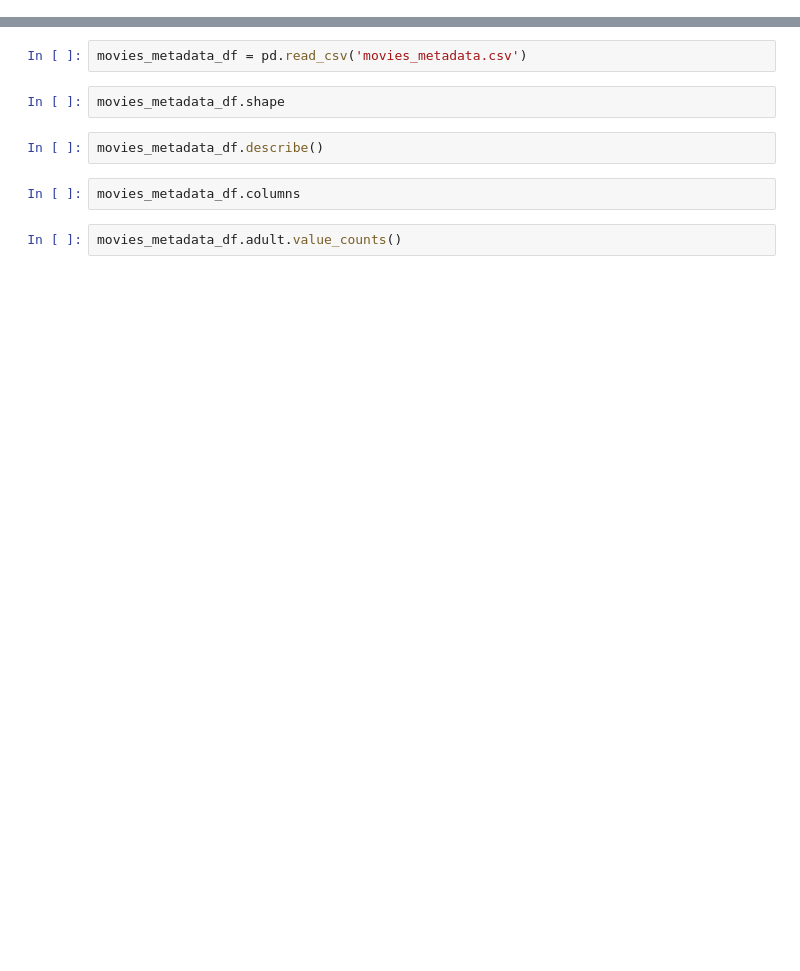
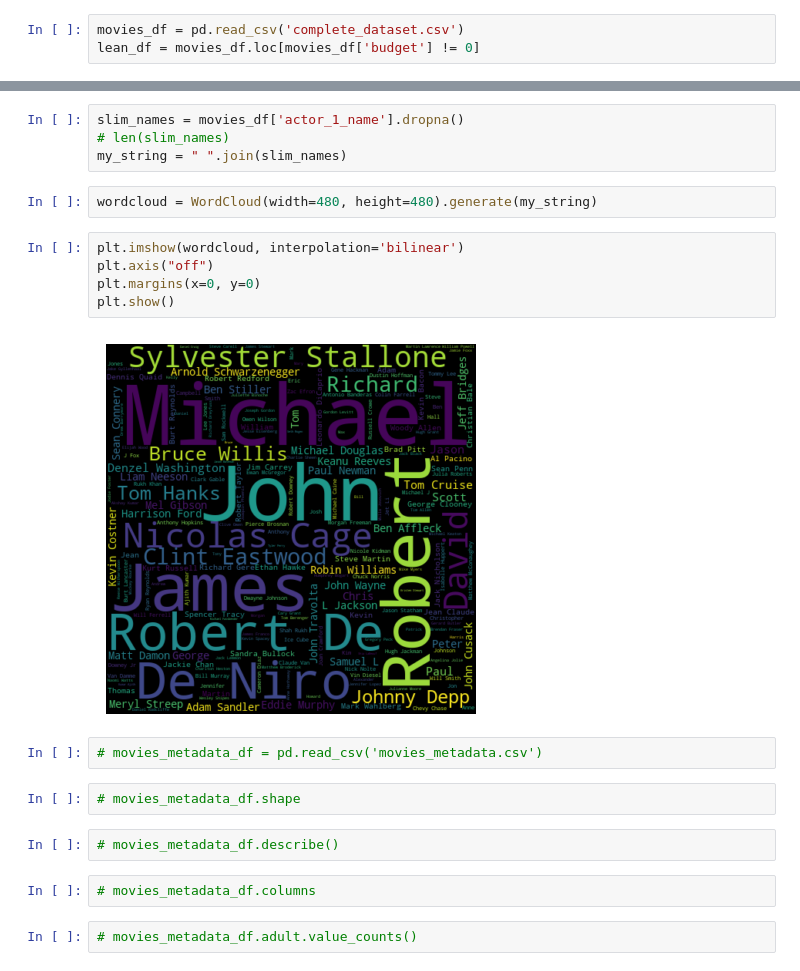
Before and after one commit to Bcliffwm/MovieMinerAnalysis, a Jupyter notebook: data-preprocessing.ipynb, the cells around one changed output, grey strips where cells are left out. Saved outputs shown, nothing was run; the diff lists cells and outputs as text; blank space fills up the shorter version.

Commit message:
adding visualizations

```diff
--- a/data-preprocessing.ipynb
+++ b/data-preprocessing.ipynb
@@ -4,0 +7,3 @@ import seaborn as sns
+# %%
+movies_df = pd.read_csv('complete_dataset.csv')
+lean_df = movies_df.loc[movies_df['budget'] != 0]
@@ -5,11 +41,24 @@ import seaborn as sns
+# %%
+slim_names = movies_df['actor_1_name'].dropna()
+# len(slim_names)
+my_string = " ".join(slim_names)
+# %%
+wordcloud = WordCloud(width=480, height=480).generate(my_string)
+# %%
+plt.imshow(wordcloud, interpolation='bilinear')
+plt.axis("off")
+plt.margins(x=0, y=0)
+plt.show()
+# %% [output]
+[figure, added]
 # %%
-movies_metadata_df = pd.read_csv('movies_metadata.csv')
+# movies_metadata_df = pd.read_csv('movies_metadata.csv')
 # %%
-movies_metadata_df.shape
+# movies_metadata_df.shape
 # %%
-movies_metadata_df.describe()
+# movies_metadata_df.describe()
 # %%
-movies_metadata_df.columns
+# movies_metadata_df.columns
 # %%
-movies_metadata_df.adult.value_counts()
+# movies_metadata_df.adult.value_counts()
 # %%
```
Also changed, not shown: parts of 15 cells of this notebook.
